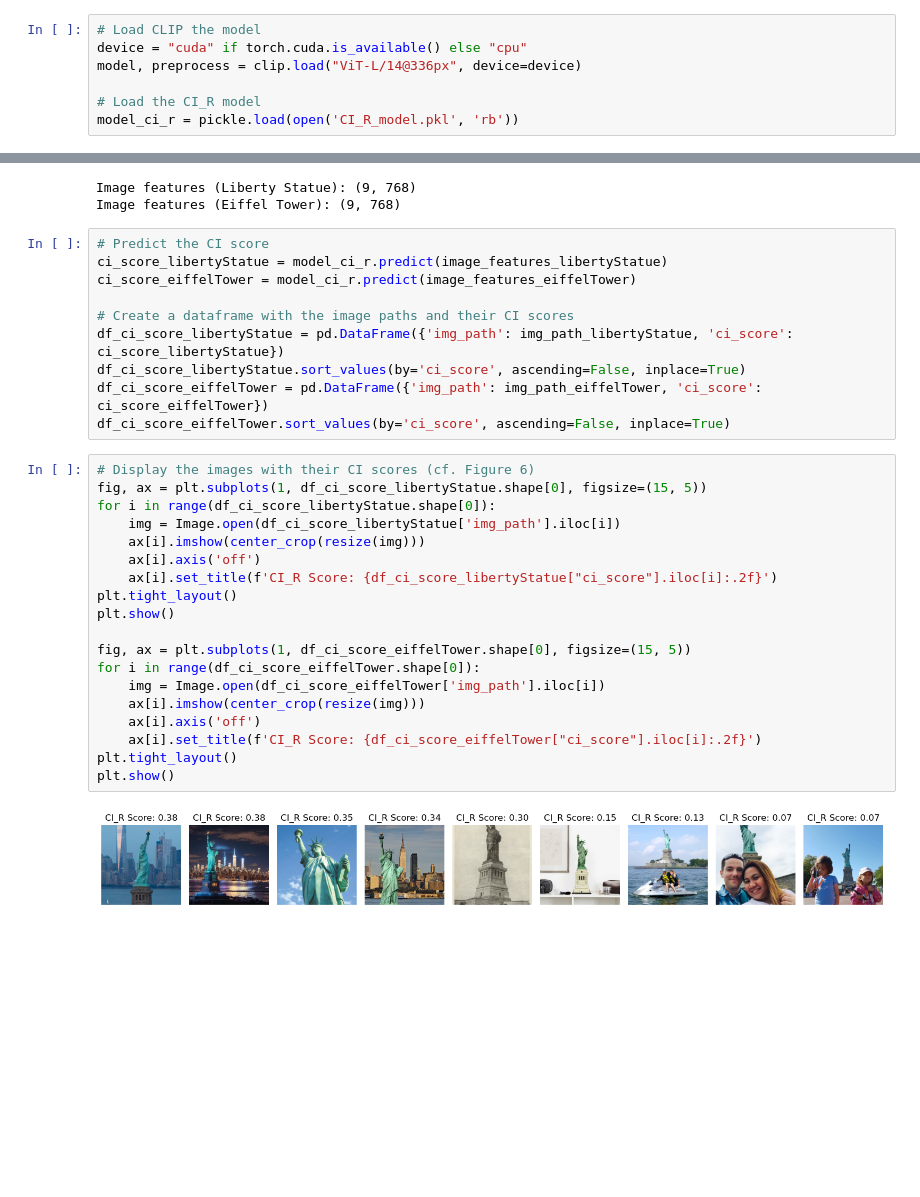
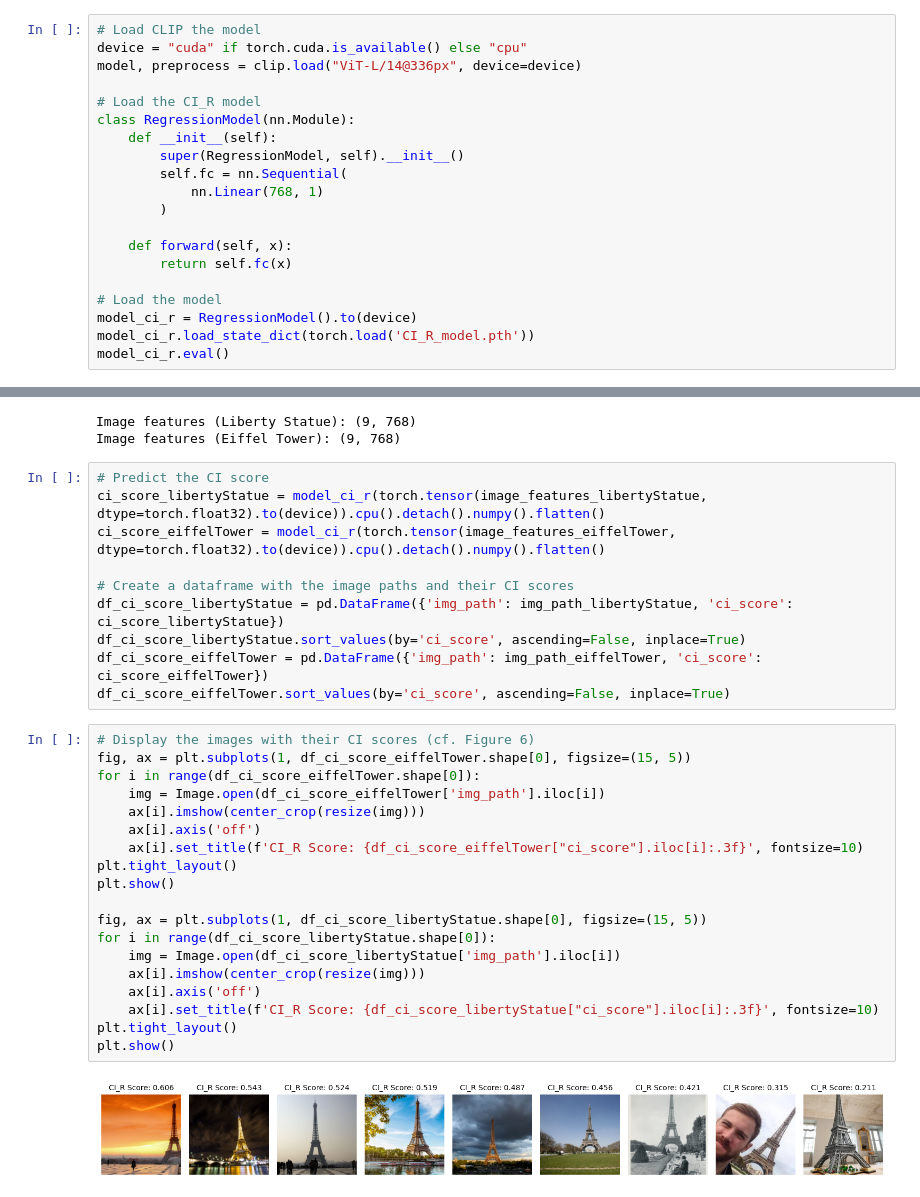
Before and after one commit to fiabdu/Commonly-Interesting-Images, a Jupyter notebook: Playground.ipynb, the cells around one changed output, grey strips where cells are left out. Cells and saved outputs as stored; diff of their text form; blank space fills up the shorter version.

Commit message:
updated torch model

```diff
--- a/Playground.ipynb
+++ b/Playground.ipynb
@@ -164,4 +165,17 @@ device = "cuda" if torch.cuda.is_available() else "cpu"
 model, preprocess = clip.load("ViT-L/14@336px", device=device)
 
 # Load the CI_R model
-model_ci_r = pickle.load(open('CI_R_model.pkl', 'rb'))
+class RegressionModel(nn.Module):
+    def __init__(self):
+        super(RegressionModel, self).__init__()
+        self.fc = nn.Sequential(
+            nn.Linear(768, 1)
+        )
+
+    def forward(self, x):
+        return self.fc(x)
+
+# Load the model
+model_ci_r = RegressionModel().to(device)
+model_ci_r.load_state_dict(torch.load('CI_R_model.pth'))
+model_ci_r.eval()
@@ -193,8 +213,8 @@ Image features (Liberty Statue): (9, 768)
 Image features (Eiffel Tower): (9, 768)
 # %%
 # Predict the CI score
-ci_score_libertyStatue = model_ci_r.predict(image_features_libertyStatue)
-ci_score_eiffelTower = model_ci_r.predict(image_features_eiffelTower)
+ci_score_libertyStatue = model_ci_r(torch.tensor(image_features_libertyStatue, dtype=torch.float32).to(device)).cpu().detach().numpy().flatten()
+ci_score_eiffelTower = model_ci_r(torch.tensor(image_features_eiffelTower, dtype=torch.float32).to(device)).cpu().detach().numpy().flatten()
 
 # Create a dataframe with the image paths and their CI scores
 df_ci_score_libertyStatue = pd.DataFrame({'img_path': img_path_libertyStatue, 'ci_score': ci_score_libertyStatue})
@@ -203,22 +223,22 @@ df_ci_score_eiffelTower = pd.DataFrame({'img_path': img_path_eiffelTower, 'ci_sc
 df_ci_score_eiffelTower.sort_values(by='ci_score', ascending=False, inplace=True)
 # %%
 # Display the images with their CI scores (cf. Figure 6)
+fig, ax = plt.subplots(1, df_ci_score_eiffelTower.shape[0], figsize=(15, 5))
+for i in range(df_ci_score_eiffelTower.shape[0]):
+    img = Image.open(df_ci_score_eiffelTower['img_path'].iloc[i])
+    ax[i].imshow(center_crop(resize(img)))
+    ax[i].axis('off')
+    ax[i].set_title(f'CI_R Score: {df_ci_score_eiffelTower["ci_score"].iloc[i]:.3f}', fontsize=10)
+plt.tight_layout()
+plt.show()
+
 fig, ax = plt.subplots(1, df_ci_score_libertyStatue.shape[0], figsize=(15, 5))
 for i in range(df_ci_score_libertyStatue.shape[0]):
     img = Image.open(df_ci_score_libertyStatue['img_path'].iloc[i])
     ax[i].imshow(center_crop(resize(img)))
     ax[i].axis('off')
-    ax[i].set_title(f'CI_R Score: {df_ci_score_libertyStatue["ci_score"].iloc[i]:.2f}')
+    ax[i].set_title(f'CI_R Score: {df_ci_score_libertyStatue["ci_score"].iloc[i]:.3f}', fontsize=10)
 plt.tight_layout()
 plt.show()
-
-fig, ax = plt.subplots(1, df_ci_score_eiffelTower.shape[0], figsize=(15, 5))
-for i in range(df_ci_score_eiffelTower.shape[0]):
-    img = Image.open(df_ci_score_eiffelTower['img_path'].iloc[i])
-    ax[i].imshow(center_crop(resize(img)))
-    ax[i].axis('off')
-    ax[i].set_title(f'CI_R Score: {df_ci_score_eiffelTower["ci_score"].iloc[i]:.2f}')
-plt.tight_layout()
-plt.show()
 # %% [output]
-[figure, old version]
+[figure, new version]
```
Also changed, not shown: parts of 4 cells of this notebook, 2 other files.
